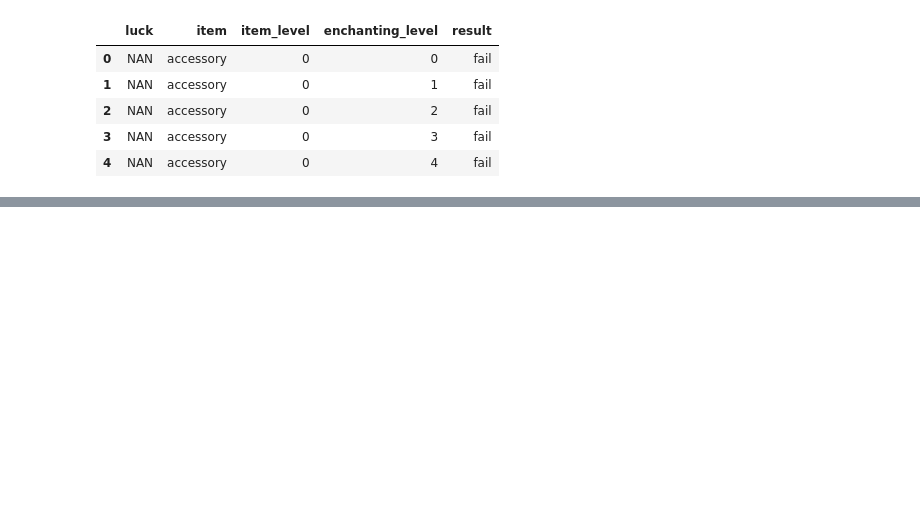
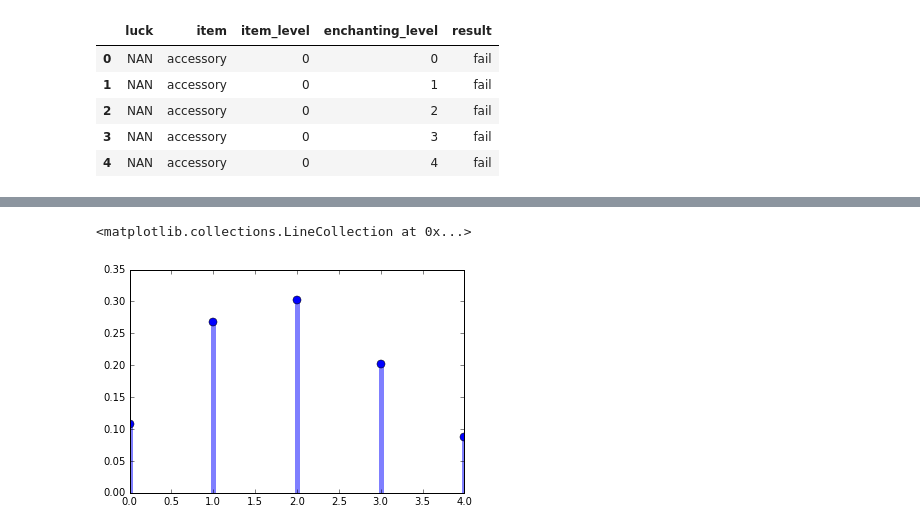
Before and after one commit to clusterzx/blackdesert, a Jupyter notebook: enchanting.ipynb, the cells around one changed output, grey strips where cells are left out. Cells and saved outputs as stored; diff of their text form; code cells hidden in the pictures; blank space fills up the shorter version.

```diff
--- a/enchanting.ipynb
+++ b/enchanting.ipynb
@@ -91,0 +107,9 @@ ratios_ignore_luck('cloth',0,4)
+# %%
+rv = binom(10, .2)
+
+x = np.arange(rv.ppf(0.01), rv.ppf(0.99))
+plot(x, rv.pmf(x), 'bo', ms=8, label='binom pmf')
+vlines(x, 0, rv.pmf(x), colors='b', lw=5, alpha=0.5)
+# %% [output]
+<matplotlib.collections.LineCollection at 0x...>
+[figure, added]
```
Also changed, not shown: parts of 17 cells of this notebook, 3 other files.
